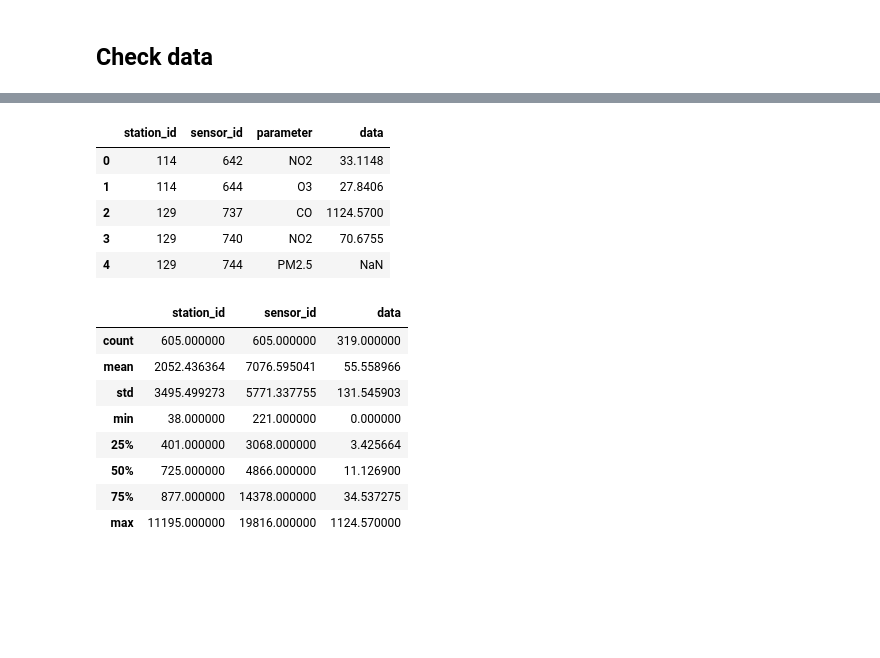
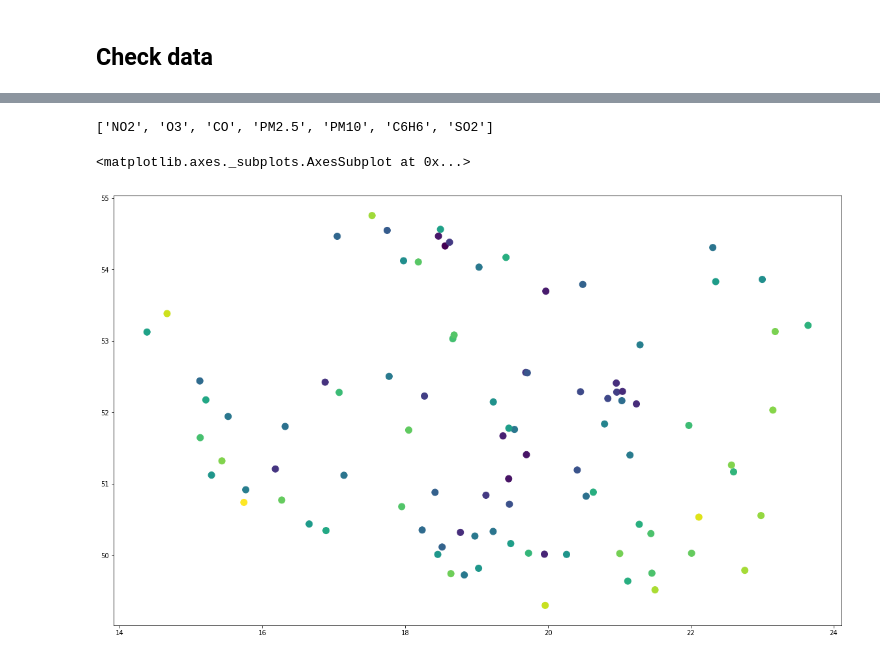
Before and after one commit to lukaszKielar/Home-Air-Quality-Station, a Jupyter notebook: python/GIOS_readings.ipynb, the cells around one changed output, grey strips where cells are left out. Cells and saved outputs as stored; diff of their text form; code cells hidden in the pictures; blank space fills up the shorter version.

Commit message:
Plotting data on maps

```diff
--- a/python/GIOS_readings.ipynb
+++ b/python/GIOS_readings.ipynb
@@ -9,6 +9,10 @@ from shapely.geometry import Point
 import folium
 from folium.plugins import HeatMap
 from fiona.crs import from_epsg
+import matplotlib.pyplot as plt
+NoneType = type(None)
+
+%matplotlib inline
 # %% [markdown]
 ## Data addresses
 # %%
@@ -130,8 +104,16 @@ sensors_df.head()
 # %% [markdown]
 ## Check data
 # %%
-for sensor_id in sensors_df['sensor_id']:
+def get_sensor_readings(row):
 
-    data = requests.get("http://api.gios.gov.pl/pjp-api/rest/data/getData/{}".format(sensor_id)).json()
-    print(data["values"][0]["value"])
-    print()
+    sensor_id = row["sensor_id"]
+    data_json = requests.get("http://api.gios.gov.pl/pjp-api/rest/data/getData/{}".format(sensor_id)).json()
+    count = 0
+    try:
+        data = data_json["values"][count]["value"]
+        while isinstance(data, NoneType):
+            data = data_json["values"][count]["value"]
+            count+=1
+        return data
+    except:
+        return np.NaN
@@ -157,11 +120,2 @@ IndexError: list index out of range
-# %%
-def get_sensor_readings(row):
-
-    sensor_id = row["sensor_id"]
-    data_json = requests.get("http://api.gios.gov.pl/pjp-api/rest/data/getData/{}".format(sensor_id)).json()
-    try:
-        return float(data_json["values"][0]["value"])
-    except:
-        return np.NaN
 # %%
 sensors_df['data'] = sensors_df.apply(get_sensor_readings, axis=1)
@@ -168,21 +130,19 @@ sensors_df['data'] = sensors_df.apply(get_sensor_readings, axis=1)
-# %%
-sensors_df.head()
-# %% [output]
-|  | station_id | sensor_id | parameter | data |
-| 0 | 114 | 642 | NO2 | 33.1148 |
-| 1 | 114 | 644 | O3 | 27.8406 |
-| 2 | 129 | 737 | CO | 1124.5700 |
-| 3 | 129 | 740 | NO2 | 70.6755 |
-| 4 | 129 | 744 | PM2.5 | NaN |
-# %%
-sensors_df.describe()
-# %% [output]
-|  | station_id | sensor_id | data |
-| count | 605.000000 | 605.000000 | 319.000000 |
-| mean | 2052.436364 | 7076.595041 | 55.558966 |
-| std | 3495.499273 | 5771.337755 | 131.545903 |
-| min | 38.000000 | 221.000000 | 0.000000 |
-| 25% | 401.000000 | 3068.000000 | 3.425664 |
-| 50% | 725.000000 | 4866.000000 | 11.126900 |
-| 75% | 877.000000 | 14378.000000 | 34.537275 |
-| max | 11195.000000 | 19816.000000 | 1124.570000 |
+# %%
+available_parameters = list(sensors_df.parameter.unique())
+available_parameters
+# %% [output]
+['NO2', 'O3', 'CO', 'PM2.5', 'PM10', 'C6H6', 'SO2']
+# %%
+def get_param_df(parameter=''):
+
+    param_df = sensors_df[sensors_df["parameter"]=="{}".format(parameter)]
+    param_df = gpd.GeoDataFrame(pd.merge(param_df, stations_df, on='station_id'))
+    param_df.dropna(inplace=True)
+    param_df.crs = from_epsg(4326)
+
+    return param_df
+# %%
+get_param_df("O3").plot('data', figsize=(20,20), markersize=100)
+# %% [output]
+<matplotlib.axes._subplots.AxesSubplot at 0x...>
+[figure, added]
```
Also changed, not shown: parts of 4 cells of this notebook.
